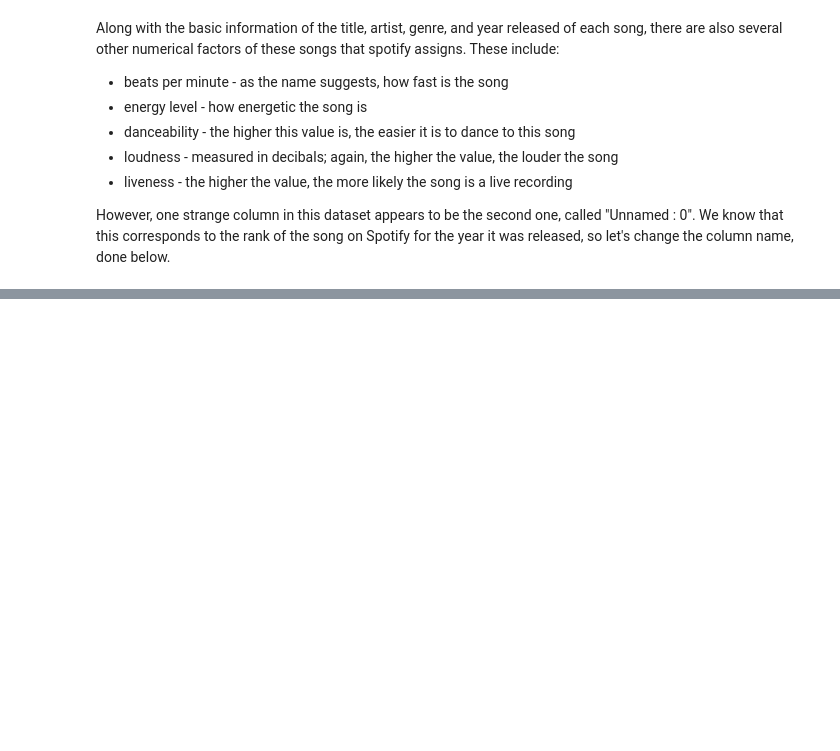
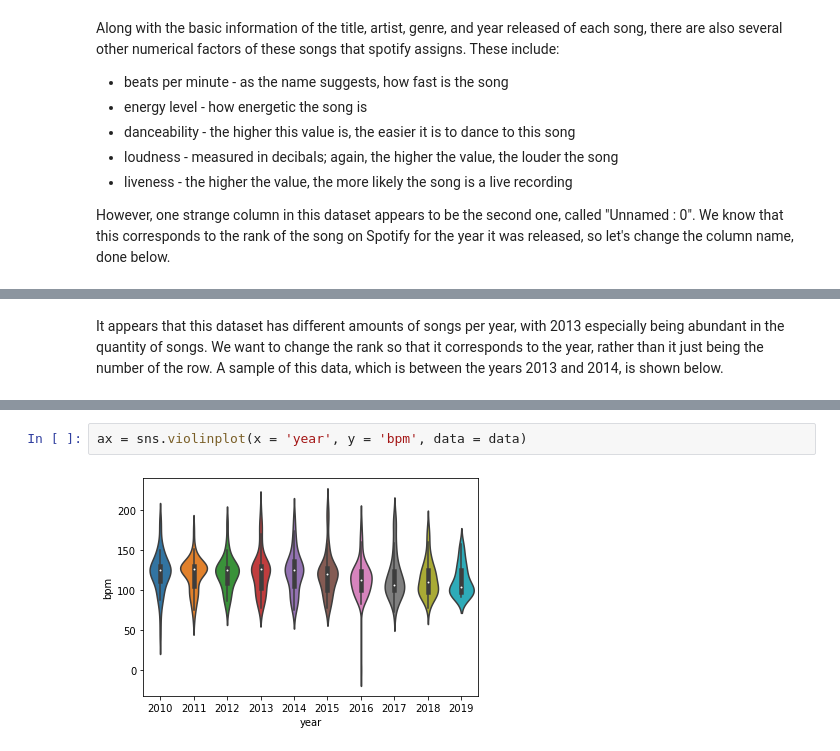
Before and after one commit to amarmuju/amarmuju.github.io, a Jupyter notebook: finalproject.ipynb, the cells around one changed output, grey strips where cells are left out. Saved outputs shown, nothing was run; the diff lists cells and outputs as text; blank space fills up the shorter version.

Commit message:
made violin plots

```diff
--- a/finalproject.ipynb
+++ b/finalproject.ipynb
@@ -63,3 +79,5 @@ data.head(20)
+# %% [markdown]
+It appears that this dataset has different amounts of songs per year, with 2013 especially being abundant in the quantity of songs. We want to change the rank so that it corresponds to the year, rather than it just being the number of the row. A sample of this data, which is between the years 2013 and 2014, is shown below.
 # %%
 year = 2010
 counter = 1
@@ -90,3 +108,7 @@ data[200:230]
 | 227 | 18 | Love Never Felt So Good | Michael Jackson | pop | 2014 | 118 | 72 | 78 | -6 | 7 | 71 | ... |
 | 228 | 19 | Burn | Ellie Goulding | dance pop | 2014 | 87 | 78 | 56 | -5 | 11 | 33 | ... |
 | 229 | 20 | She Looks So Perfect | 5 Seconds of Summer | boy band | 2014 | 160 | 95 | 49 | -4 | 33 | 44 | ... |
+# %%
+ax = sns.violinplot(x = 'year', y = 'bpm', data = data)
+# %% [output]
+[figure, added]
```
Also changed, not shown: parts of 11 cells of this notebook.
